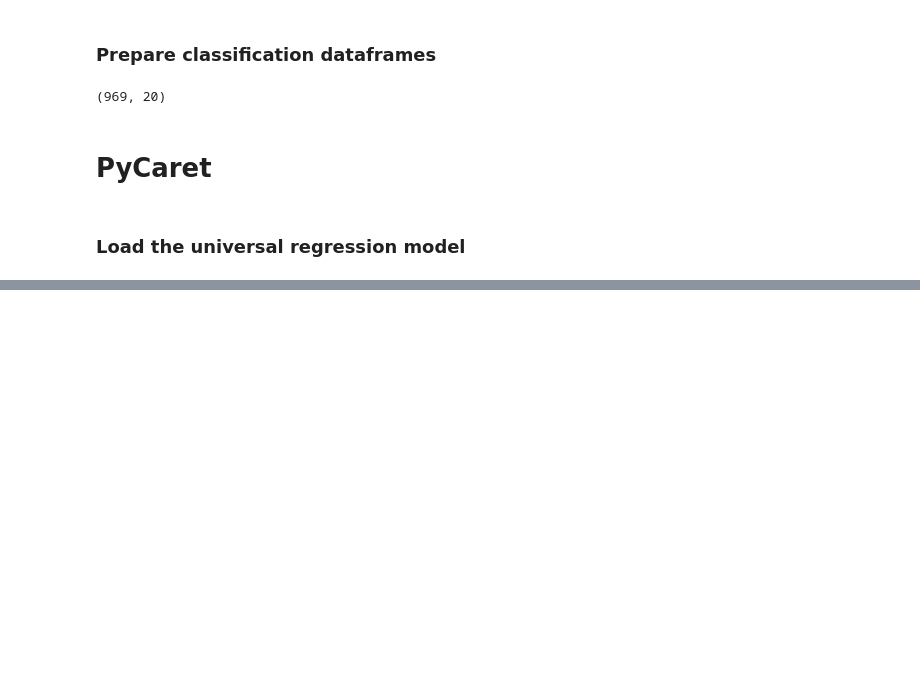
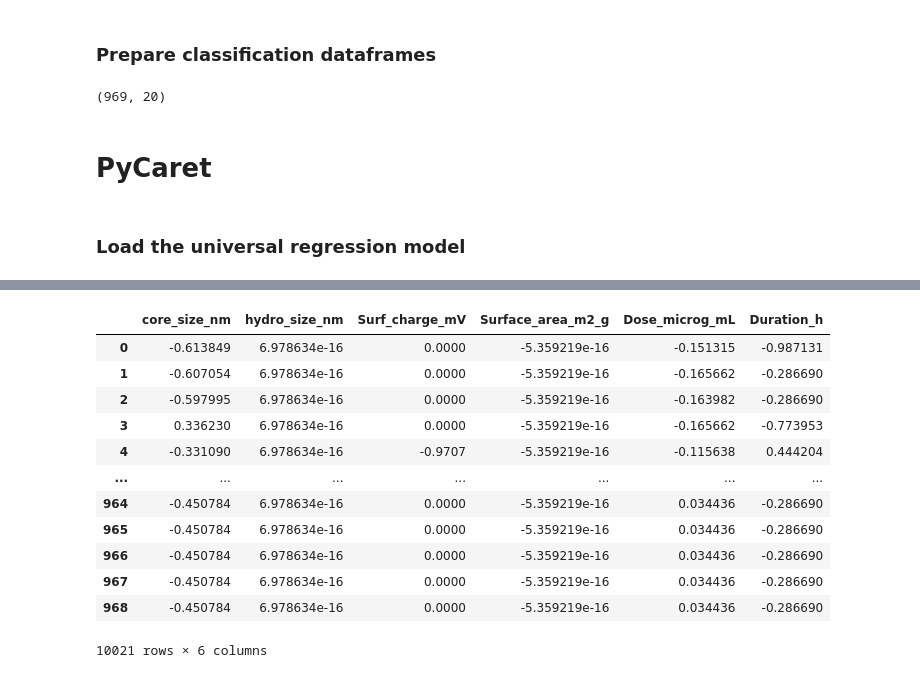
Before and after one commit to ammar257ammar/Nanosafety-ML-pycaret, a Jupyter notebook: 12-asina-test.ipynb, the cells around one changed output, grey strips where cells are left out. Cells and saved outputs as stored; diff of their text form; code cells hidden in the pictures; blank space fills up the shorter version.

```diff
--- a/12-asina-test.ipynb
+++ b/12-asina-test.ipynb
@@ -117,0 +160,10 @@ data_classification_asina_test_df.shape
+# %%
+features = ['core_size_nm', 'hydro_size_nm', 'Surf_charge_mV', 'Surface_area_m2_g', 'Dose_microg_mL', 'Duration_h']
+
+data_train_df['label'] = 'train'
+data_asina_test_df['label'] = 'test'
+
+x = pd.concat([data_train_df, data_asina_test_df])
+
+y = x[['label']].copy()
+x = x[features].copy()
@@ -117,0 +189,8 @@ data_classification_asina_test_df.shape
+# %%
+import numpy as np
+from sklearn.impute import SimpleImputer
+imp_mean = SimpleImputer(missing_values=np.nan, strategy='mean')
+# %%
+x_clean = pd.DataFrame(imp_mean.fit_transform(x))
+x_clean.columns=x.columns
+x_clean.index=x.index
@@ -117,0 +220,16 @@ data_classification_asina_test_df.shape
+# %%
+x_clean
+# %% [output]
+|  | core_size_nm | hydro_size_nm | Surf_charge_mV | Surface_area_m2_g | Dose_microg_mL | Duration_h |
+| 0 | -0.613849 | 6.978634e-16 | 0.0000 | -5.359219e-16 | -0.151315 | -0.987131 |
+| 1 | -0.607054 | 6.978634e-16 | 0.0000 | -5.359219e-16 | -0.165662 | -0.286690 |
+| 2 | -0.597995 | 6.978634e-16 | 0.0000 | -5.359219e-16 | -0.163982 | -0.286690 |
+| 3 | 0.336230 | 6.978634e-16 | 0.0000 | -5.359219e-16 | -0.165662 | -0.773953 |
+| 4 | -0.331090 | 6.978634e-16 | -0.9707 | -5.359219e-16 | -0.115638 | 0.444204 |
+| ... | ... | ... | ... | ... | ... | ... |
+| 964 | -0.450784 | 6.978634e-16 | 0.0000 | -5.359219e-16 | 0.034436 | -0.286690 |
+| 965 | -0.450784 | 6.978634e-16 | 0.0000 | -5.359219e-16 | 0.034436 | -0.286690 |
+| 966 | -0.450784 | 6.978634e-16 | 0.0000 | -5.359219e-16 | 0.034436 | -0.286690 |
+| 967 | -0.450784 | 6.978634e-16 | 0.0000 | -5.359219e-16 | 0.034436 | -0.286690 |
+| 968 | -0.450784 | 6.978634e-16 | 0.0000 | -5.359219e-16 | 0.034436 | -0.286690 |
+10021 rows × 6 columns
```
Also changed, not shown: parts of 25 cells of this notebook.
